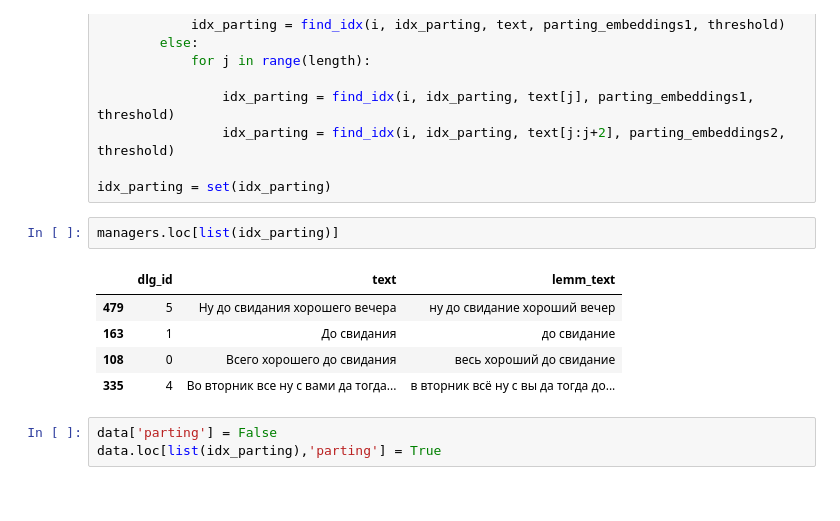
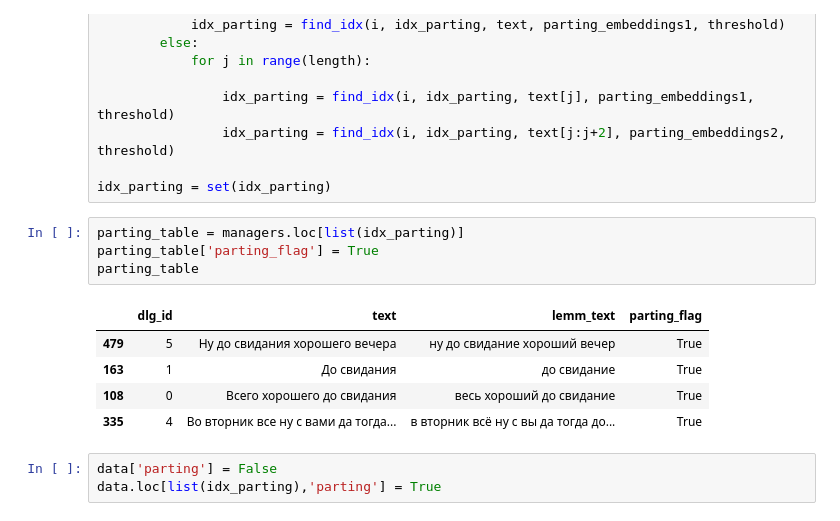
Before and after one commit to StacyNeutriNO/bewise_ai_test, a Jupyter notebook: bewise_final.ipynb, the cells around one changed output. Saved outputs shown, nothing was run; the diff lists cells and outputs as text.

```diff
--- a/bewise_final.ipynb
+++ b/bewise_final.ipynb
@@ -231,13 +233,15 @@ for dlg_id in managers.dlg_id.unique():
 
 idx_parting = set(idx_parting)
 # %%
-managers.loc[list(idx_parting)]
+parting_table = managers.loc[list(idx_parting)]
+parting_table['parting_flag'] = True
+parting_table
 # %% [output]
-|  | dlg_id | text | lemm_text |
-| 479 | 5 | Ну до свидания хорошего вечера | ну до свидание хороший вечер |
-| 163 | 1 | До свидания | до свидание |
-| 108 | 0 | Всего хорошего до свидания | весь хороший до свидание |
-| 335 | 4 | Во вторник все ну с вами да тогда... | в вторник всё ну с вы да тогда до... |
+|  | dlg_id | text | lemm_text | parting_flag |
+| 479 | 5 | Ну до свидания хорошего вечера | ну до свидание хороший вечер | True |
+| 163 | 1 | До свидания | до свидание | True |
+| 108 | 0 | Всего хорошего до свидания | весь хороший до свидание | True |
+| 335 | 4 | Во вторник все ну с вами да тогда... | в вторник всё ну с вы да тогда до... | True |
 # %%
 data['parting'] = False
 data.loc[list(idx_parting),'parting'] = True
```
Also changed, not shown: parts of 19 cells of this notebook.
